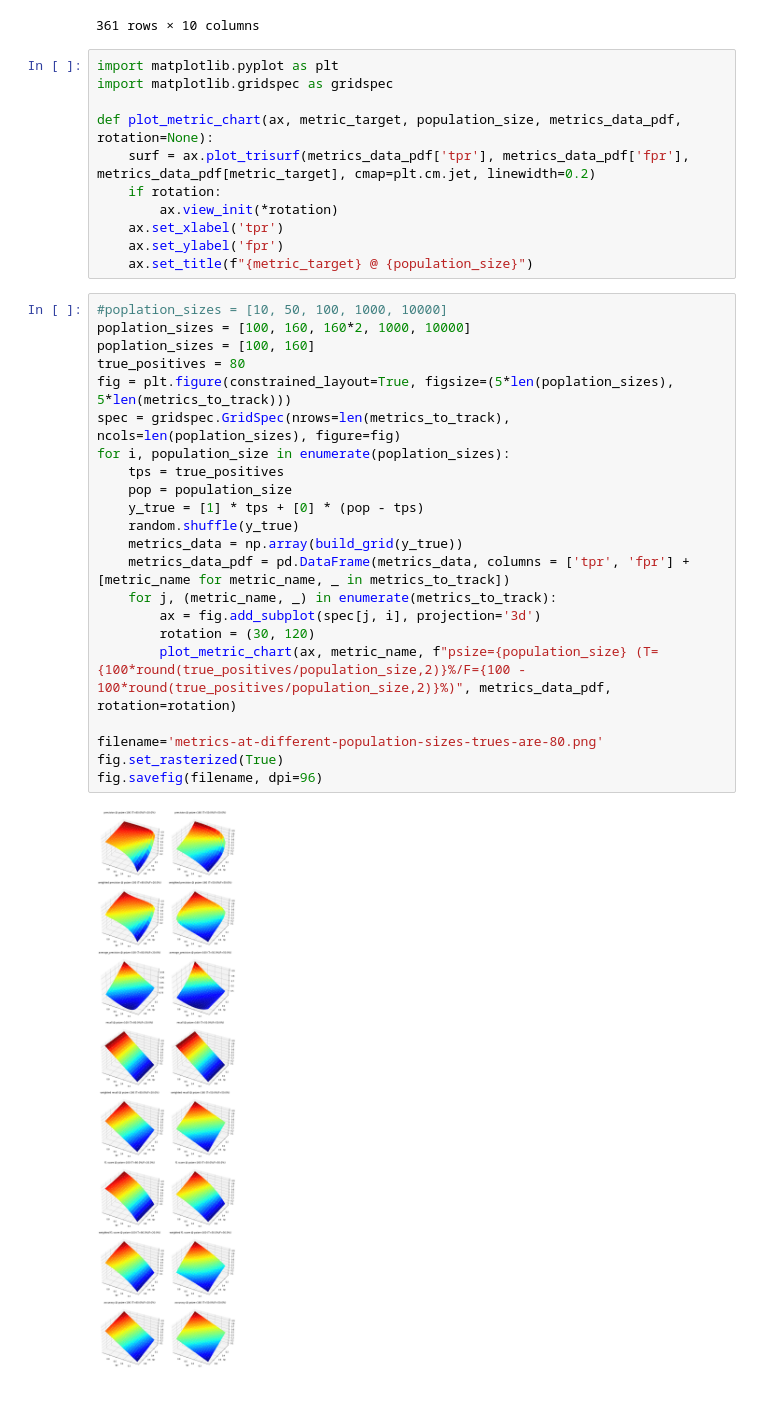
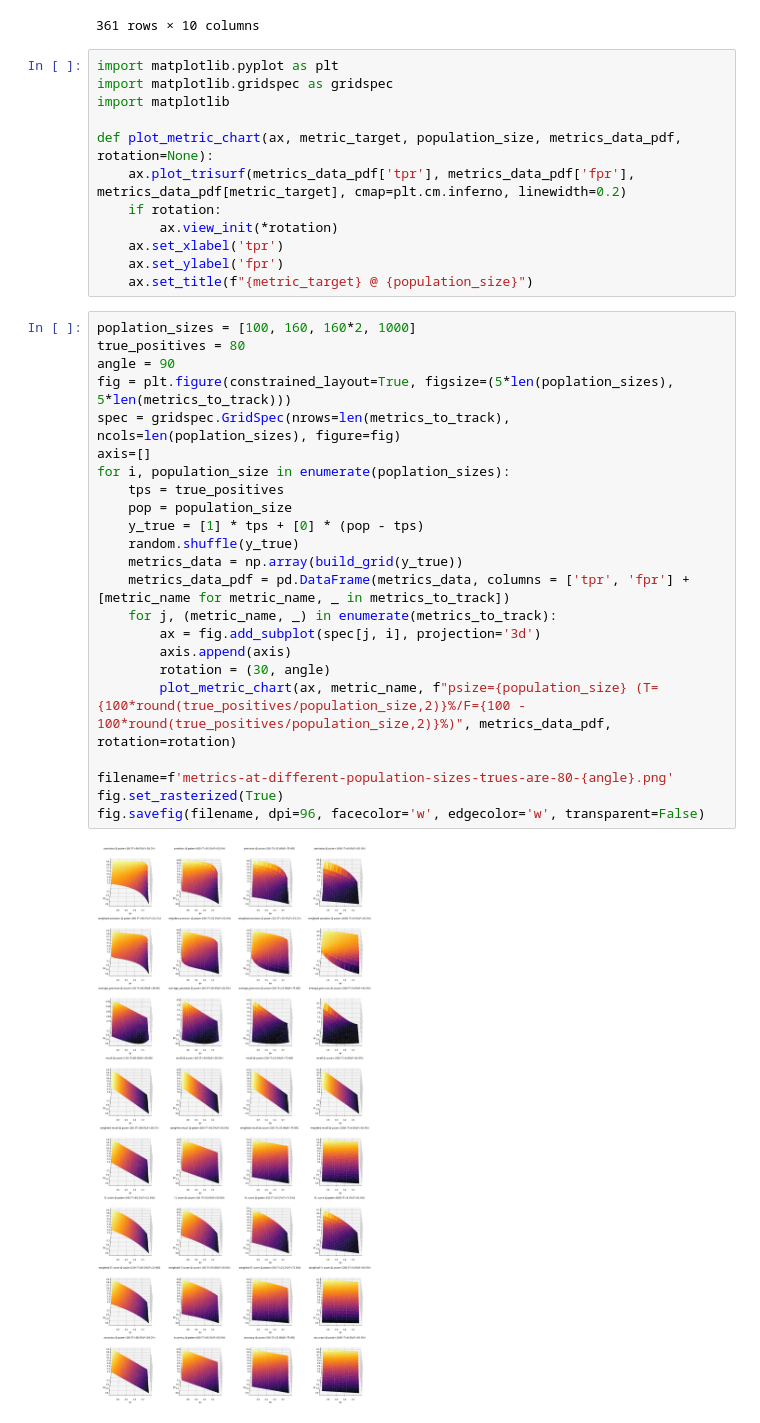
Before and after one commit to uberj/MetricExploration, a Jupyter notebook: PlayingWithMetrics.ipynb, the cells around one changed output. Drawn from its saved outputs; the diff is of its cells as text.

```diff
--- a/PlayingWithMetrics.ipynb
+++ b/PlayingWithMetrics.ipynb
@@ -86,35 +88,37 @@ metrics_data_pdf
 # %%
 import matplotlib.pyplot as plt
 import matplotlib.gridspec as gridspec
+import matplotlib
 
 def plot_metric_chart(ax, metric_target, population_size, metrics_data_pdf, rotation=None):
-    surf = ax.plot_trisurf(metrics_data_pdf['tpr'], metrics_data_pdf['fpr'], metrics_data_pdf[metric_target], cmap=plt.cm.jet, linewidth=0.2)
+    ax.plot_trisurf(metrics_data_pdf['tpr'], metrics_data_pdf['fpr'], metrics_data_pdf[metric_target], cmap=plt.cm.inferno, linewidth=0.2)
     if rotation:
         ax.view_init(*rotation)
     ax.set_xlabel('tpr')
     ax.set_ylabel('fpr')
     ax.set_title(f"{metric_target} @ {population_size}")
 # %%
-#poplation_sizes = [10, 50, 100, 1000, 10000]
-poplation_sizes = [100, 160, 160*2, 1000, 10000]
-poplation_sizes = [100, 160]
+poplation_sizes = [100, 160, 160*2, 1000]
 true_positives = 80
+angle = 90
 fig = plt.figure(constrained_layout=True, figsize=(5*len(poplation_sizes), 5*len(metrics_to_track)))
 spec = gridspec.GridSpec(nrows=len(metrics_to_track), ncols=len(poplation_sizes), figure=fig)
+axis=[]
 for i, population_size in enumerate(poplation_sizes):
     tps = true_positives
     pop = population_size
     y_true = [1] * tps + [0] * (pop - tps)
     random.shuffle(y_true)
     metrics_data = np.array(build_grid(y_true))
     metrics_data_pdf = pd.DataFrame(metrics_data, columns = ['tpr', 'fpr'] + [metric_name for metric_name, _ in metrics_to_track])
     for j, (metric_name, _) in enumerate(metrics_to_track):
         ax = fig.add_subplot(spec[j, i], projection='3d')
-        rotation = (30, 120)
+        axis.append(axis)
+        rotation = (30, angle)
         plot_metric_chart(ax, metric_name, f"psize={population_size} (T={100*round(true_positives/population_size,2)}%/F={100 - 100*round(true_positives/population_size,2)}%)", metrics_data_pdf, rotation=rotation)
 
-filename='metrics-at-different-population-sizes-trues-are-80.png'
+filename=f'metrics-at-different-population-sizes-trues-are-80-{angle}.png'
 fig.set_rasterized(True)
-fig.savefig(filename, dpi=96)
+fig.savefig(filename, dpi=96, facecolor='w', edgecolor='w', transparent=False)
 # %% [output]
-[figure, old version]
+[figure, new version]
```
Also changed, not shown: parts of 5 cells of this notebook, 8 other files.
